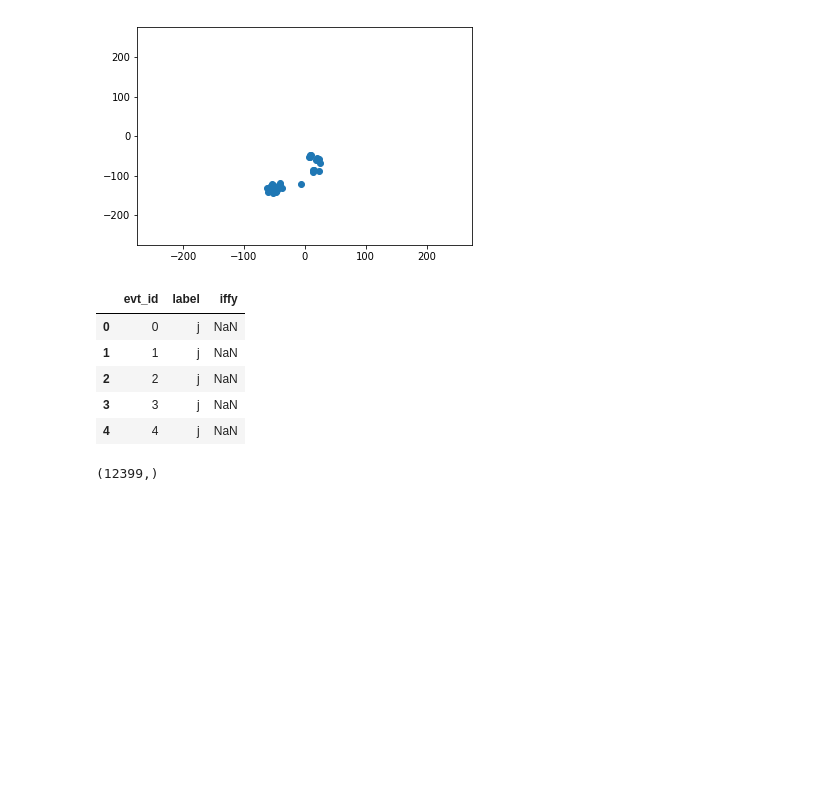
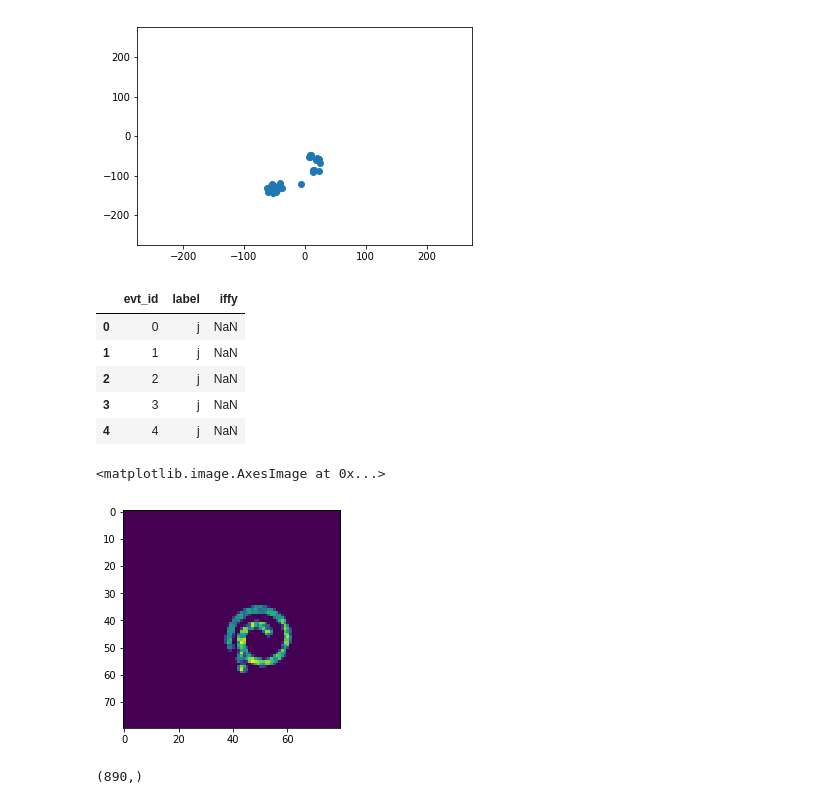
Before and after one commit to ATTPC/VAE-event-classification, a Jupyter notebook: notebooks/exploring_clean_data.ipynb, the cells around one changed output. Cells and saved outputs as stored; diff of their text form; code cells hidden in the pictures; blank space fills up the shorter version.

```diff
--- a/notebooks/exploring_clean_data.ipynb
+++ b/notebooks/exploring_clean_data.ipynb
@@ -76,7 +77,14 @@ def func(i):
     an_array[i] = 45
 
 _ = Parallel(n_jobs=4)(delayed(func)(i) for i in range(len(an_array)))
-# %%
-disc.shape
-# %% [output]
-(12399,)
+# %%
+evts = np.load("../data/clean/images/run_0130_label_False_size_80.npy")
+# %%
+plt.imshow(evts[16].reshape((80, 80)))
+# %% [output]
+<matplotlib.image.AxesImage at 0x...>
+[figure, added]
+# %%
+np.load("../data/clean/targets/train_targets_size_50.npy").shape
+# %% [output]
+(890,)
```
Also changed, not shown: parts of 3 cells of this notebook, 5 other files.
